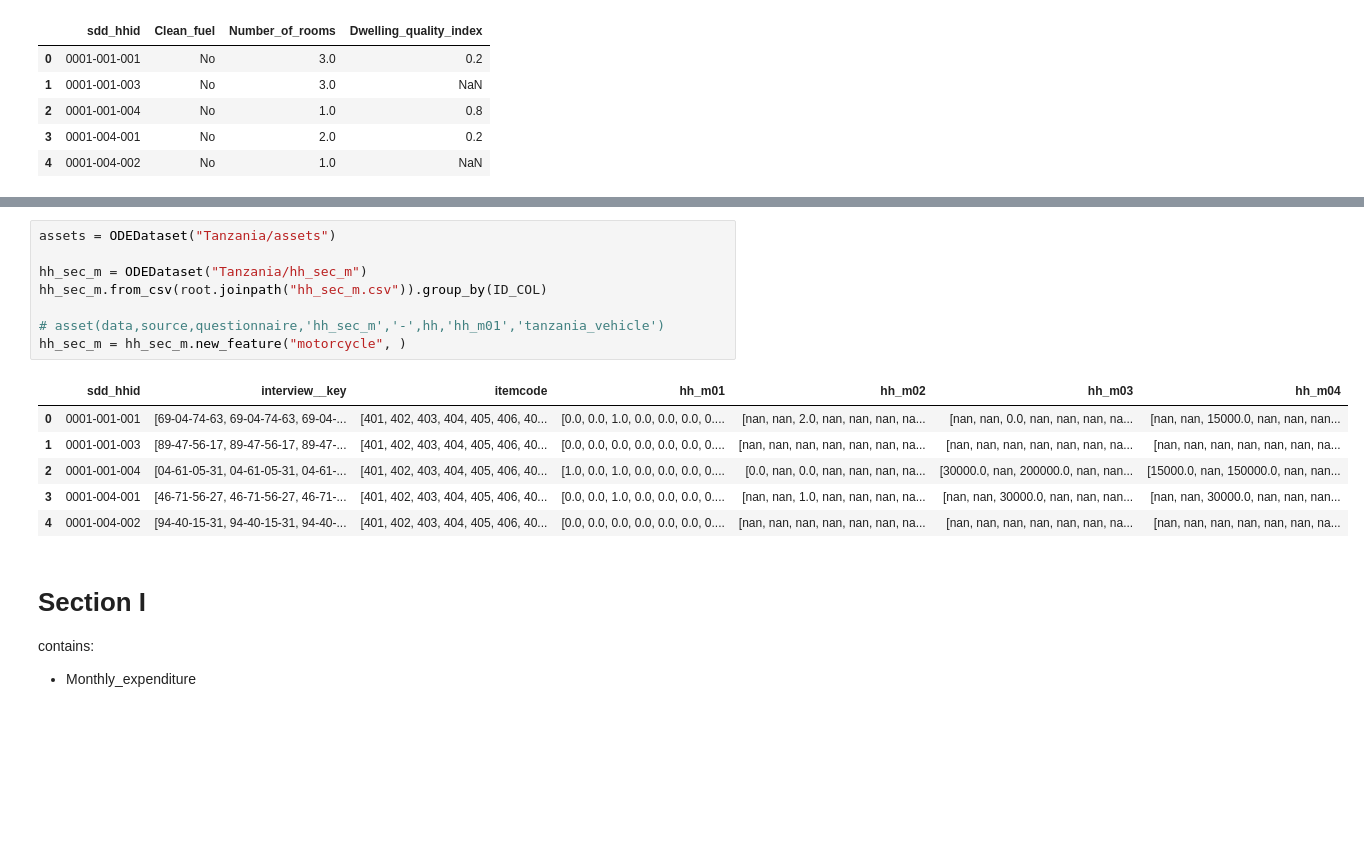
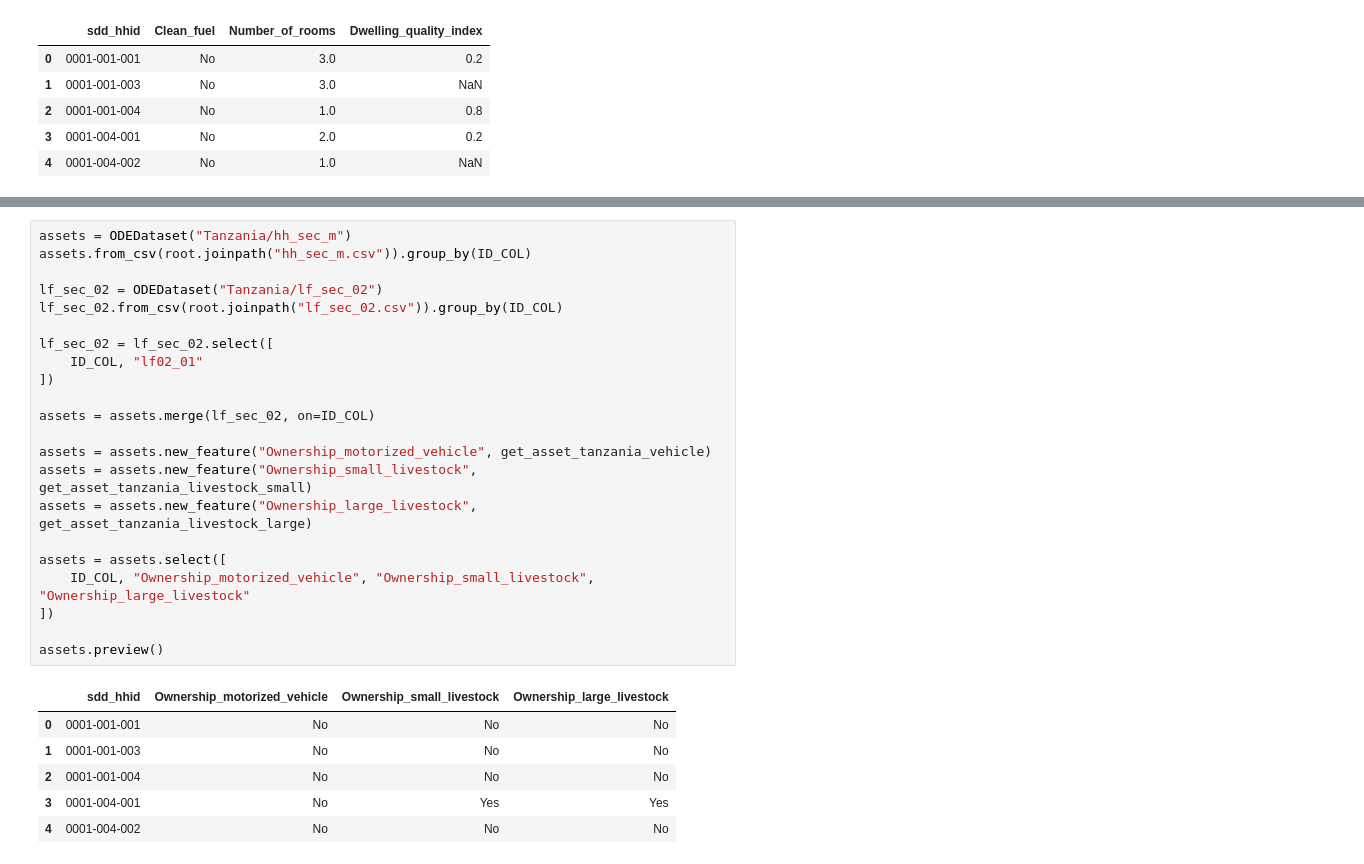
Before and after one commit to SESAM-Polimi/offgrid-demand-estimation, a Jupyter notebook: datasets/LSMS/Tanzania.ipynb, the cells around one changed output, grey strips where cells are left out. Drawn from its saved outputs; the diff is of its cells as text; blank space fills up the shorter version.

Commit message:
completed LSMS/Tanzania dataset

```diff
--- a/datasets/LSMS/Tanzania.ipynb
+++ b/datasets/LSMS/Tanzania.ipynb
@@ -494,19 +522,29 @@ split into two sections:
 # %%
-assets = ODEDataset("Tanzania/assets")
+assets = ODEDataset("Tanzania/hh_sec_m")
+assets.from_csv(root.joinpath("hh_sec_m.csv")).group_by(ID_COL)
 
-hh_sec_m = ODEDataset("Tanzania/hh_sec_m")
-hh_sec_m.from_csv(root.joinpath("hh_sec_m.csv")).group_by(ID_COL)
+lf_sec_02 = ODEDataset("Tanzania/lf_sec_02")
+lf_sec_02.from_csv(root.joinpath("lf_sec_02.csv")).group_by(ID_COL)
 
-# asset(data,source,questionnaire,'hh_sec_m','-',hh,'hh_m01','tanzania_vehicle')
-hh_sec_m = hh_sec_m.new_feature("motorcycle", )
+lf_sec_02 = lf_sec_02.select([
+    ID_COL, "lf02_01"
+])
+
+assets = assets.merge(lf_sec_02, on=ID_COL)
+
+assets = assets.new_feature("Ownership_motorized_vehicle", get_asset_tanzania_vehicle)
+assets = assets.new_feature("Ownership_small_livestock", get_asset_tanzania_livestock_small)
+assets = assets.new_feature("Ownership_large_livestock", get_asset_tanzania_livestock_large)
+
+assets = assets.select([
+    ID_COL, "Ownership_motorized_vehicle", "Ownership_small_livestock", "Ownership_large_livestock"
+])
+
+assets.preview()
 # %% [output]
-|  | sdd_hhid | interview__key | itemcode | hh_m01 | hh_m02 | hh_m03 | hh_m04 |
-| 0 | 0001-001-001 | [69-04-74-63, 69-04-74-63, 69-04-... | [401, 402, 403, 404, 405, 406, 40... | [0.0, 0.0, 1.0, 0.0, 0.0, 0.0, 0.... | [nan, nan, 2.0, nan, nan, nan, na... | [nan, nan, 0.0, nan, nan, nan, na... | [nan, nan, 15000.0, nan, nan, nan... |
-| 1 | 0001-001-003 | [89-47-56-17, 89-47-56-17, 89-47-... | [401, 402, 403, 404, 405, 406, 40... | [0.0, 0.0, 0.0, 0.0, 0.0, 0.0, 0.... | [nan, nan, nan, nan, nan, nan, na... | [nan, nan, nan, nan, nan, nan, na... | [nan, nan, nan, nan, nan, nan, na... |
-| 2 | 0001-001-004 | [04-61-05-31, 04-61-05-31, 04-61-... | [401, 402, 403, 404, 405, 406, 40... | [1.0, 0.0, 1.0, 0.0, 0.0, 0.0, 0.... | [0.0, nan, 0.0, nan, nan, nan, na... | [30000.0, nan, 200000.0, nan, nan... | [15000.0, nan, 150000.0, nan, nan... |
-| 3 | 0001-004-001 | [46-71-56-27, 46-71-56-27, 46-71-... | [401, 402, 403, 404, 405, 406, 40... | [0.0, 0.0, 1.0, 0.0, 0.0, 0.0, 0.... | [nan, nan, 1.0, nan, nan, nan, na... | [nan, nan, 30000.0, nan, nan, nan... | [nan, nan, 30000.0, nan, nan, nan... |
-| 4 | 0001-004-002 | [94-40-15-31, 94-40-15-31, 94-40-... | [401, 402, 403, 404, 405, 406, 40... | [0.0, 0.0, 0.0, 0.0, 0.0, 0.0, 0.... | [nan, nan, nan, nan, nan, nan, na... | [nan, nan, nan, nan, nan, nan, na... | [nan, nan, nan, nan, nan, nan, na... |
+|  | sdd_hhid | Ownership_motorized_vehicle | Ownership_small_livestock | Ownership_large_livestock |
+| 0 | 0001-001-001 | No | No | No |
+| 1 | 0001-001-003 | No | No | No |
+| 2 | 0001-001-004 | No | No | No |
+| 3 | 0001-004-001 | No | Yes | Yes |
+| 4 | 0001-004-002 | No | No | No |
-# %% [markdown]
-# Section I
-contains:
-- Monthly_expenditure
```
Also changed, not shown: parts of 17 cells of this notebook, 3 other files.
